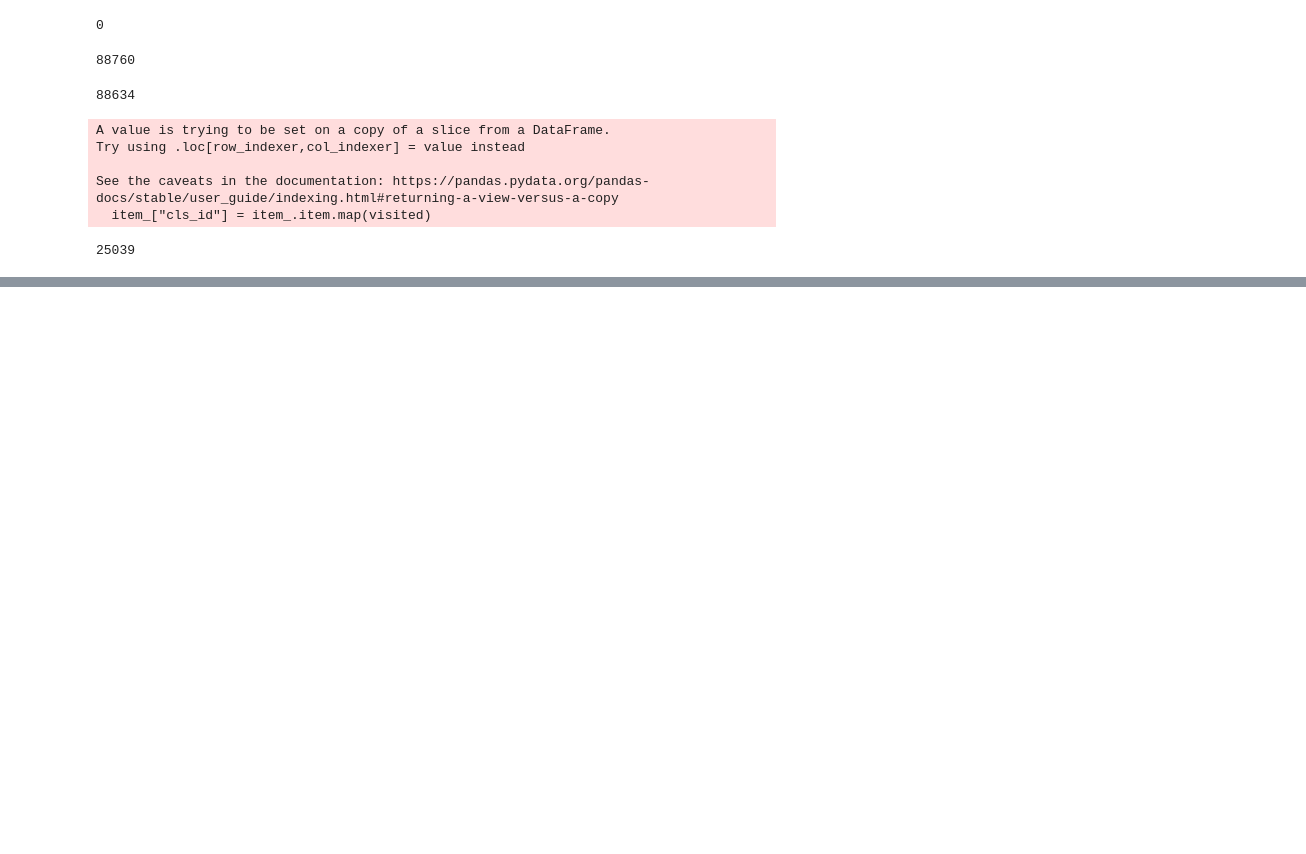
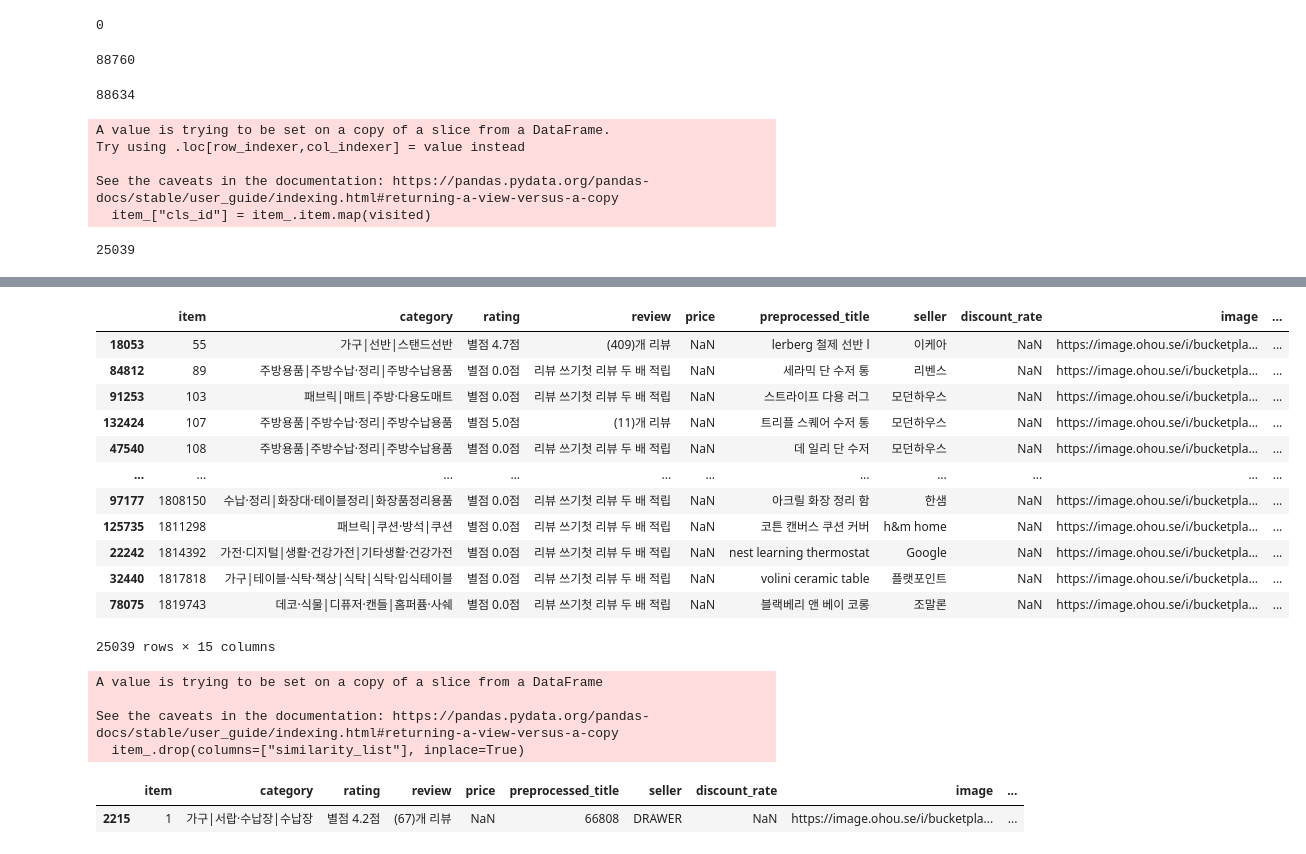
Before and after one commit to boostcampaitech4lv23recsys2/final-project-level3-recsys-12, a Jupyter notebook: EDA/EDA_KJH_ver3.ipynb, the cells around one changed output, grey strips where cells are left out. Cells and saved outputs as stored; diff of their text form; code cells hidden in the pictures; blank space fills up the shorter version.

```diff
--- a/EDA/EDA_KJH_ver3.ipynb
+++ b/EDA/EDA_KJH_ver3.ipynb
@@ -280,0 +300,4 @@ len(item_[item_.cls_id != -1])
+# %%
+import numpy as np
+
+item_["similar_item_list"] = item_["similar_item_list"].apply(lambda x: np.NaN if len(x) == 0 else "|".join(map(str,x)))
@@ -281,3 +310,31 @@ len(item_[item_.cls_id != -1])
+# %%
+item_[item_.cls_id!=-1]
+# %% [output]
+|  | item | category | rating | review | price | preprocessed_title | seller | discount_rate | image | ... |
+| 18053 | 55 | 가구|선반|스탠드선반 | 별점 4.7점 | (409)개 리뷰 | NaN | lerberg 철제 선반 l | 이케아 | NaN | https://image.ohou.se/i/bucketpla... | ... |
+| 84812 | 89 | 주방용품|주방수납·정리|주방수납용품 | 별점 0.0점 | 리뷰 쓰기첫 리뷰 두 배 적립 | NaN | 세라믹 단 수저 통 | 리벤스 | NaN | https://image.ohou.se/i/bucketpla... | ... |
+| 91253 | 103 | 패브릭|매트|주방·다용도매트 | 별점 0.0점 | 리뷰 쓰기첫 리뷰 두 배 적립 | NaN | 스트라이프 다용 러그 | 모던하우스 | NaN | https://image.ohou.se/i/bucketpla... | ... |
+| 132424 | 107 | 주방용품|주방수납·정리|주방수납용품 | 별점 5.0점 | (11)개 리뷰 | NaN | 트리플 스퀘어 수저 통 | 모던하우스 | NaN | https://image.ohou.se/i/bucketpla... | ... |
+| 47540 | 108 | 주방용품|주방수납·정리|주방수납용품 | 별점 0.0점 | 리뷰 쓰기첫 리뷰 두 배 적립 | NaN | 데 일리 단 수저 | 모던하우스 | NaN | https://image.ohou.se/i/bucketpla... | ... |
+| ... | ... | ... | ... | ... | ... | ... | ... | ... | ... | ... |
+| 97177 | 1808150 | 수납·정리|화장대·테이블정리|화장품정리용품 | 별점 0.0점 | 리뷰 쓰기첫 리뷰 두 배 적립 | NaN | 아크릴 화장 정리 함 | 한샘 | NaN | https://image.ohou.se/i/bucketpla... | ... |
+| 125735 | 1811298 | 패브릭|쿠션·방석|쿠션 | 별점 0.0점 | 리뷰 쓰기첫 리뷰 두 배 적립 | NaN | 코튼 캔버스 쿠션 커버 | h&m home | NaN | https://image.ohou.se/i/bucketpla... | ... |
+| 22242 | 1814392 | 가전·디지털|생활·건강가전|기타생활·건강가전 | 별점 0.0점 | 리뷰 쓰기첫 리뷰 두 배 적립 | NaN | nest learning thermostat | Google | NaN | https://image.ohou.se/i/bucketpla... | ... |
+| 32440 | 1817818 | 가구|테이블·식탁·책상|식탁|식탁·입식테이블 | 별점 0.0점 | 리뷰 쓰기첫 리뷰 두 배 적립 | NaN | volini ceramic table | 플랫포인트 | NaN | https://image.ohou.se/i/bucketpla... | ... |
+| 78075 | 1819743 | 데코·식물|디퓨저·캔들|홈퍼퓸·사쉐 | 별점 0.0점 | 리뷰 쓰기첫 리뷰 두 배 적립 | NaN | 블랙베리 앤 베이 코롱 | 조말론 | NaN | https://image.ohou.se/i/bucketpla... | ... |
+25039 rows × 15 columns
+# %%
+item_.drop(columns=["similarity_list"], inplace=True)
+# %% [output]
+A value is trying to be set on a copy of a slice from a DataFrame
+
+See the caveats in the documentation: https://pandas.pydata.org/pandas-docs/stable/user_guide/indexing.html#returning-a-view-versus-a-copy
+  item_.drop(columns=["similarity_list"], inplace=True)
+# %%
+item_.head(1)
+# %% [output]
+|  | item | category | rating | review | price | preprocessed_title | seller | discount_rate | image | ... |
+| 2215 | 1 | 가구|서랍·수납장|수납장 | 별점 4.2점 | (67)개 리뷰 | NaN | 66808 | DRAWER | NaN | https://image.ohou.se/i/bucketpla... | ... |
 # %%
 from time import time
 
```
Also changed, not shown: parts of 4 cells of this notebook, 2 other files.
